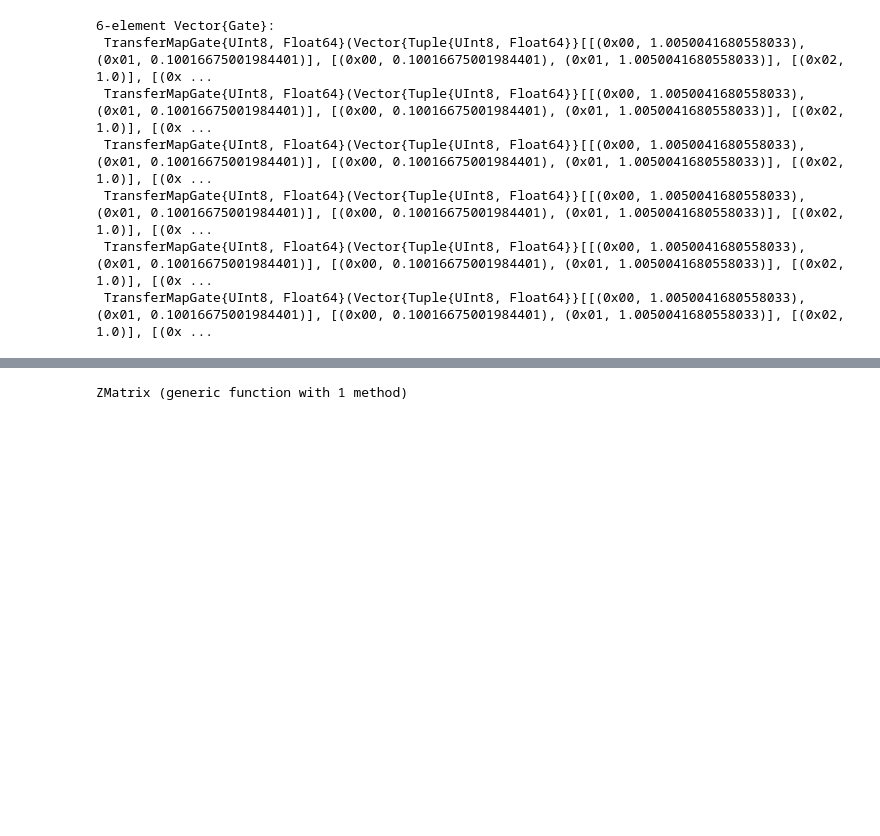
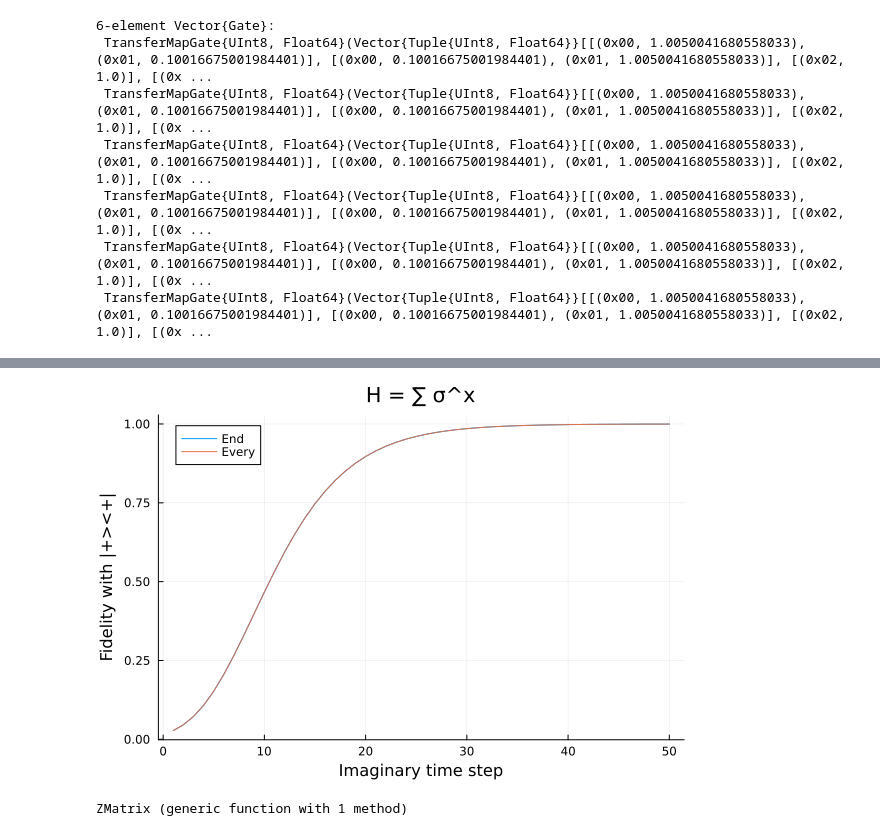
Before and after one commit to wrightjandrew/ImaginaryTimeEvolutionPauliPropagation, a Jupyter notebook: imaginaryTimeEvolution/proof_of_princ_thermal_state_prep (1).ipynb, the cells around one changed output, grey strips where cells are left out. Drawn from its saved outputs; the diff is of its cells as text; code cells hidden in the pictures; blank space fills up the shorter version.

```diff
--- a/imaginaryTimeEvolution/proof_of_princ_thermal_state_prep (1).ipynb
+++ b/imaginaryTimeEvolution/proof_of_princ_thermal_state_prep (1).ipynb
@@ -125,3 +117,8 @@ WARNING: using LinearAlgebra.norm in module Main conflicts with an existing iden
+# %%
+plot(overlapsEnd2, ylabel="Fidelity with |+><+|", xlabel="Imaginary time step", label="End", title="H = ∑ σ^x")
+plot!(overlapsEvery, ylabel="Fidelity with |+><+|", xlabel="Imaginary time step", label="Every", title="H = ∑ σ^x")
+# %% [output]
+[figure, added]
 # %%
 function XMatrix(n::Int, i::Int)
     Xmat = [0 1; 1 0]
```
Also changed, not shown: parts of 18 cells of this notebook, 2 other files.
